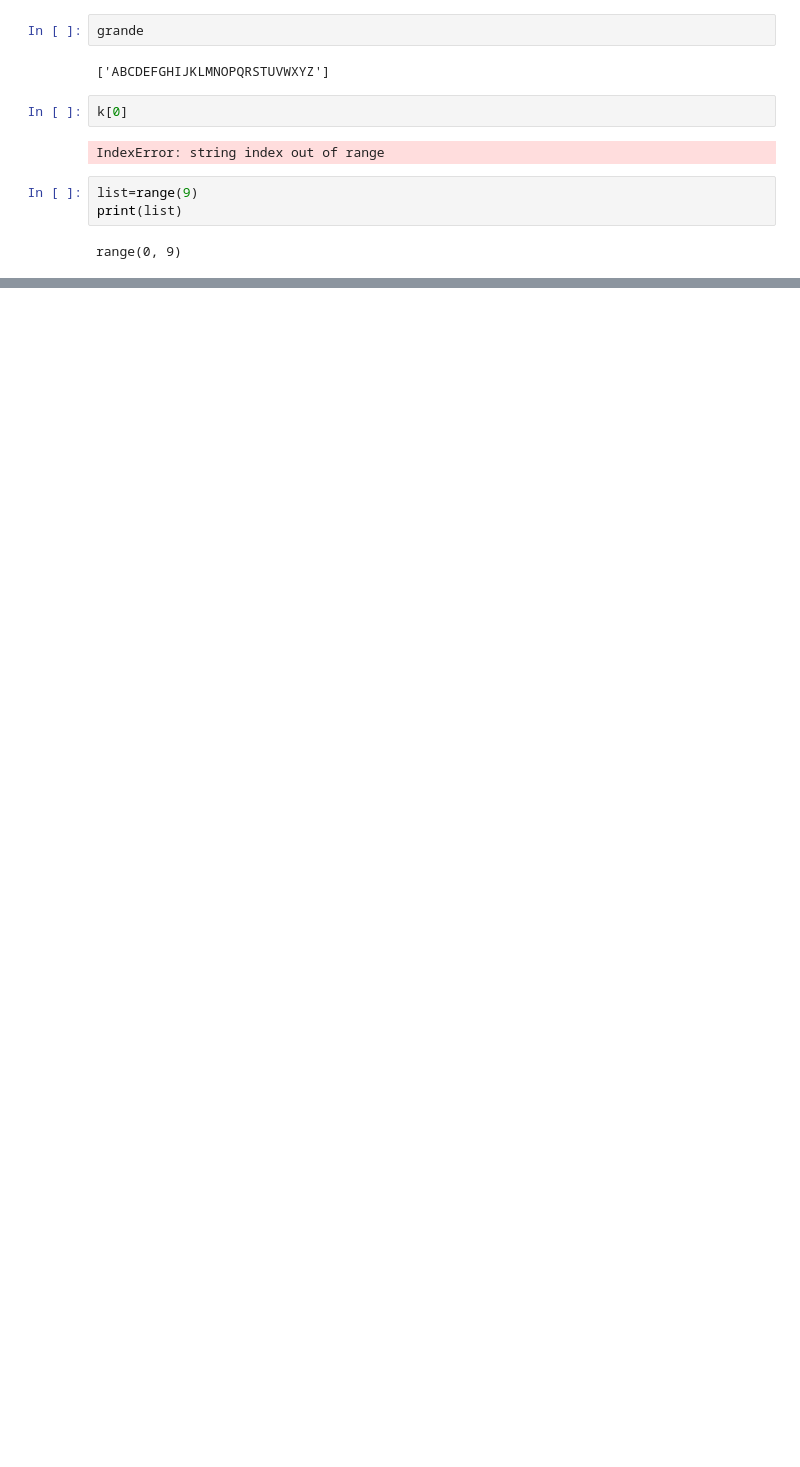
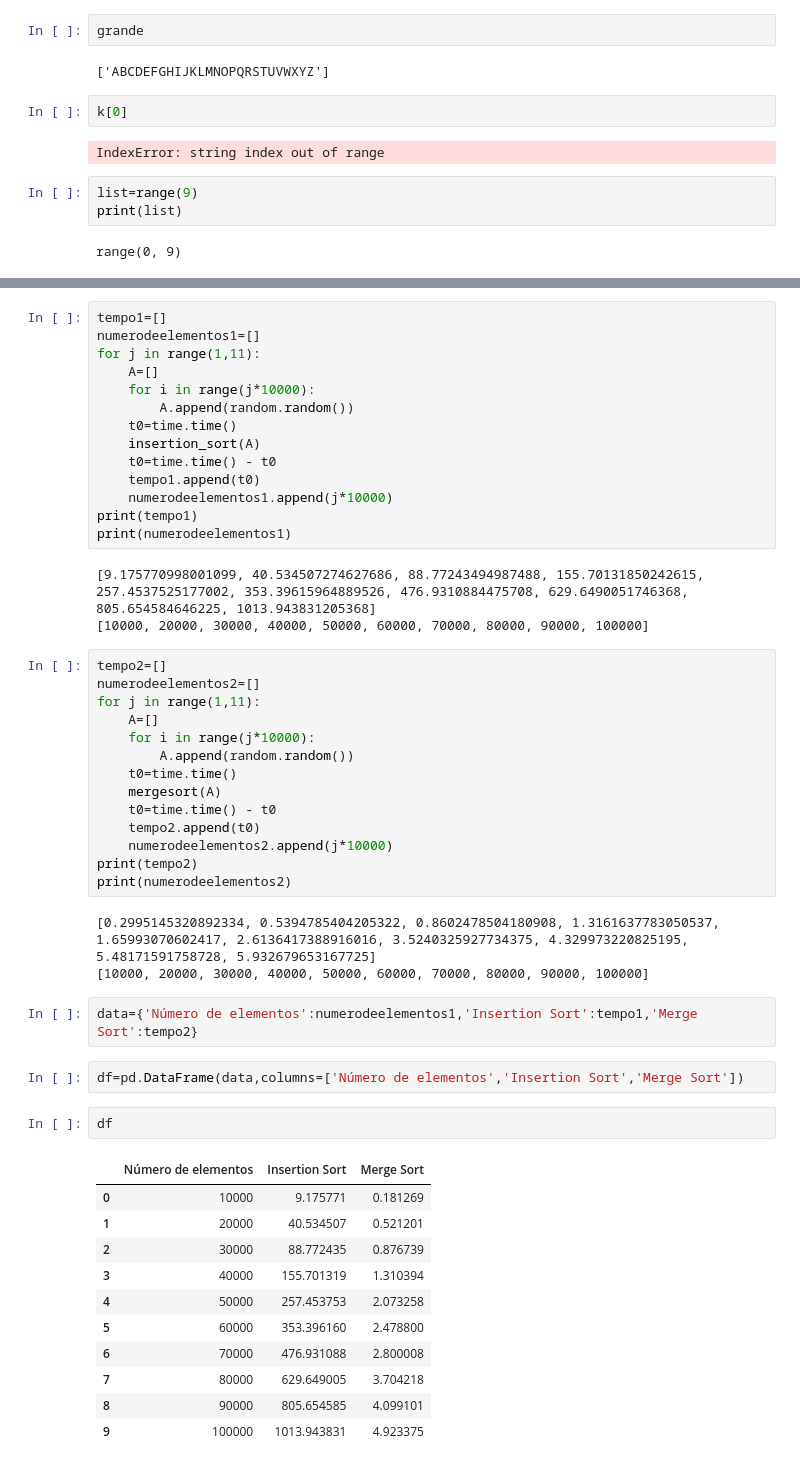
Before and after one commit to Danillo8/FGV_Programming_Languages, a Jupyter notebook: Python/Caderno.ipynb, the cells around one changed output, grey strips where cells are left out. Drawn from its saved outputs; the diff is of its cells as text; blank space fills up the shorter version.

```diff
--- a/Python/Caderno.ipynb
+++ b/Python/Caderno.ipynb
@@ -1613,0 +1740,52 @@ range(0, 9)
+# %%
+tempo1=[]
+numerodeelementos1=[]
+for j in range(1,11):
+    A=[]
+    for i in range(j*10000):
+        A.append(random.random())
+    t0=time.time()
+    insertion_sort(A)
+    t0=time.time() - t0
+    tempo1.append(t0)
+    numerodeelementos1.append(j*10000)
+print(tempo1)
+print(numerodeelementos1)
+# %% [output]
+[9.175770998001099, 40.534507274627686, 88.77243494987488, 155.70131850242615, 257.4537525177002, 353.39615964889526, 476.9310884475708, 629.6490051746368, 805.654584646225, 1013.943831205368]
+[10000, 20000, 30000, 40000, 50000, 60000, 70000, 80000, 90000, 100000]
+# %%
+tempo2=[]
+numerodeelementos2=[]
+for j in range(1,11):
+    A=[]
+    for i in range(j*10000):
+        A.append(random.random())
+    t0=time.time()
+    mergesort(A)
+    t0=time.time() - t0
+    tempo2.append(t0)
+    numerodeelementos2.append(j*10000)
+print(tempo2)
+print(numerodeelementos2)
+# %% [output]
+[0.2995145320892334, 0.5394785404205322, 0.8602478504180908, 1.3161637783050537, 1.65993070602417, 2.6136417388916016, 3.5240325927734375, 4.329973220825195, 5.48171591758728, 5.932679653167725]
+[10000, 20000, 30000, 40000, 50000, 60000, 70000, 80000, 90000, 100000]
+# %%
+data={'Número de elementos':numerodeelementos1,'Insertion Sort':tempo1,'Merge Sort':tempo2}
+# %%
+df=pd.DataFrame(data,columns=['Número de elementos','Insertion Sort','Merge Sort'])
+# %%
+df
+# %% [output]
+|  | Número de elementos | Insertion Sort | Merge Sort |
+| 0 | 10000 | 9.175771 | 0.181269 |
+| 1 | 20000 | 40.534507 | 0.521201 |
+| 2 | 30000 | 88.772435 | 0.876739 |
+| 3 | 40000 | 155.701319 | 1.310394 |
+| 4 | 50000 | 257.453753 | 2.073258 |
+| 5 | 60000 | 353.396160 | 2.478800 |
+| 6 | 70000 | 476.931088 | 2.800008 |
+| 7 | 80000 | 629.649005 | 3.704218 |
+| 8 | 90000 | 805.654585 | 4.099101 |
+| 9 | 100000 | 1013.943831 | 4.923375 |
```
Also changed, not shown: parts of 59 cells of this notebook, 3 other files.
